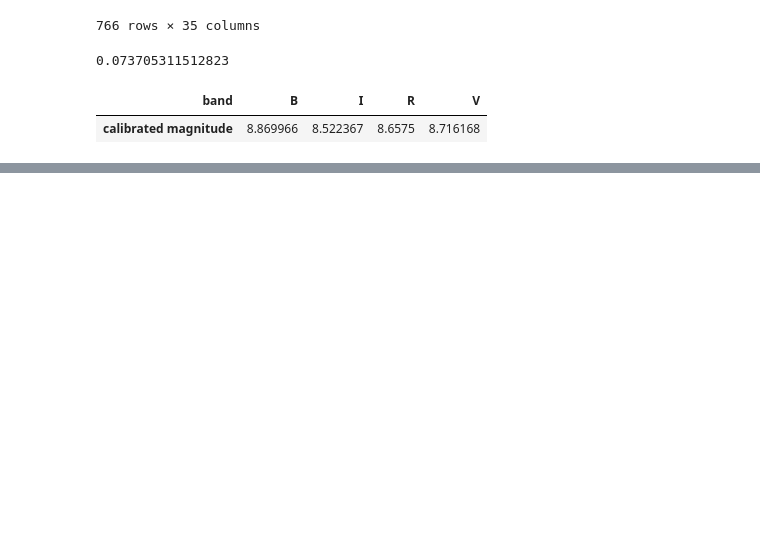
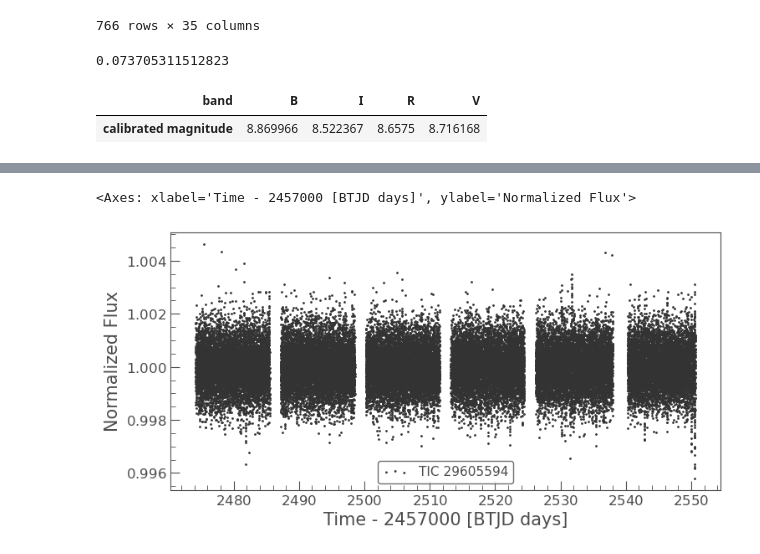
Before and after one commit to adammcmaster/pirate-photometry, a Jupyter notebook: hd38451.ipynb, the cells around one changed output, grey strips where cells are left out. Saved outputs shown, nothing was run; the diff lists cells and outputs as text; code cells hidden in the pictures; blank space fills up the shorter version.

```diff
--- a/hd38451.ipynb
+++ b/hd38451.ipynb
@@ -96,4 +96,4 @@ pyplot.show()
 # %%
-pfs = lightkurve.search_targetpixelfile("HD 38451")
-pfs
+lcs = lightkurve.search_lightcurve("HD 38451")
+lcs
 # %% [output]
@@ -106,0 +115,6 @@ pf.to_periodogram('bls').plot()
+# %%
+lc = lcs[0:3].download_all().stitch().remove_outliers().flatten()
+lc.scatter()
+# %% [output]
+<Axes: xlabel='Time - 2457000 [BTJD days]', ylabel='Normalized Flux'>
+[figure, added]
```
Also changed, not shown: parts of 10 cells of this notebook.
